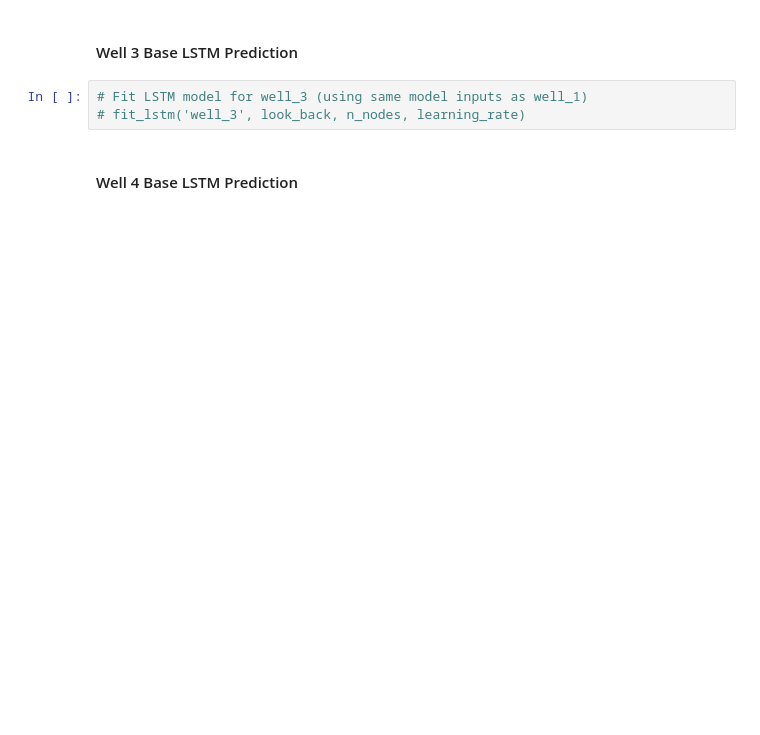
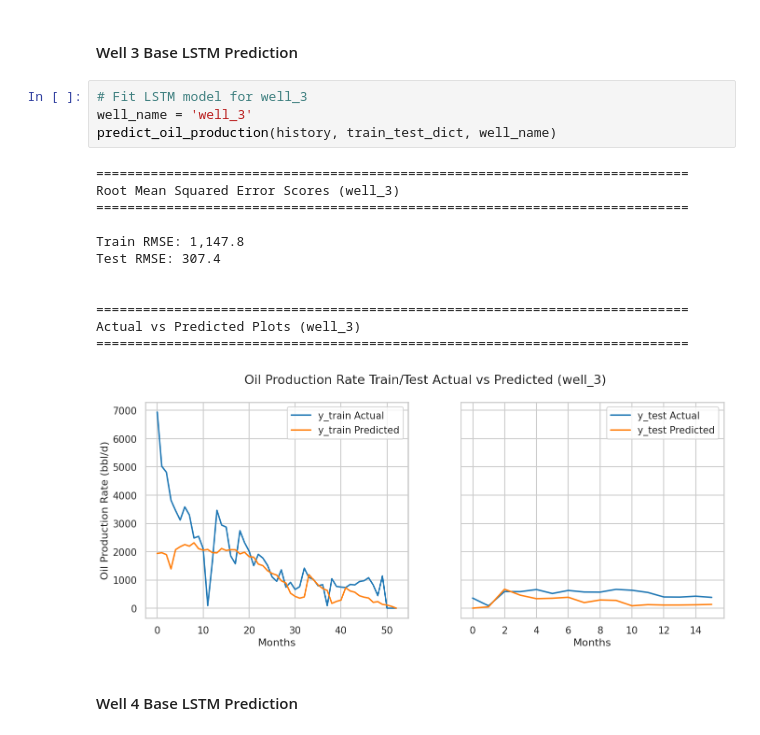
Before and after one commit to ryan-bulger/5511-Final-Project, a Jupyter notebook: lstm-oil-production-forecasting.ipynb, the cells around one changed output. Cells and saved outputs as stored; diff of their text form; blank space fills up the shorter version.

```diff
--- a/lstm-oil-production-forecasting.ipynb
+++ b/lstm-oil-production-forecasting.ipynb
@@ -1020,8 +938,22 @@ Diagnostic Plots (well_1)
 # %% [markdown]
 #### Well 3 Base LSTM Prediction
 # %%
-# Fit LSTM model for well_3 (using same model inputs as well_1)
-# fit_lstm('well_3', look_back, n_nodes, learning_rate)
+# Fit LSTM model for well_3
+well_name = 'well_3'
+predict_oil_production(history, train_test_dict, well_name)
+# %% [output]
+============================================================================
+Root Mean Squared Error Scores (well_3)
+============================================================================
+
+Train RMSE: 1,147.8
+Test RMSE: 307.4
+
+
+============================================================================
+Actual vs Predicted Plots (well_3)
+============================================================================
+[figure, added]
 # %% [markdown]
 #### Well 4 Base LSTM Prediction
 # %%
```
Also changed, not shown: parts of 38 cells of this notebook, 1 other file.
